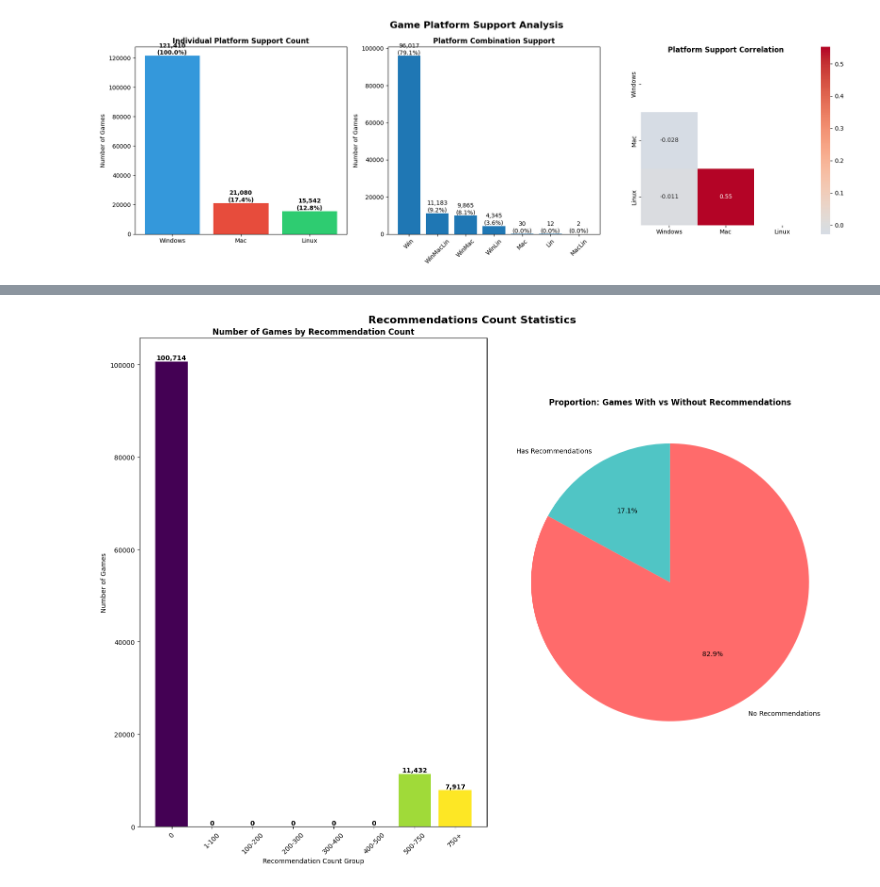
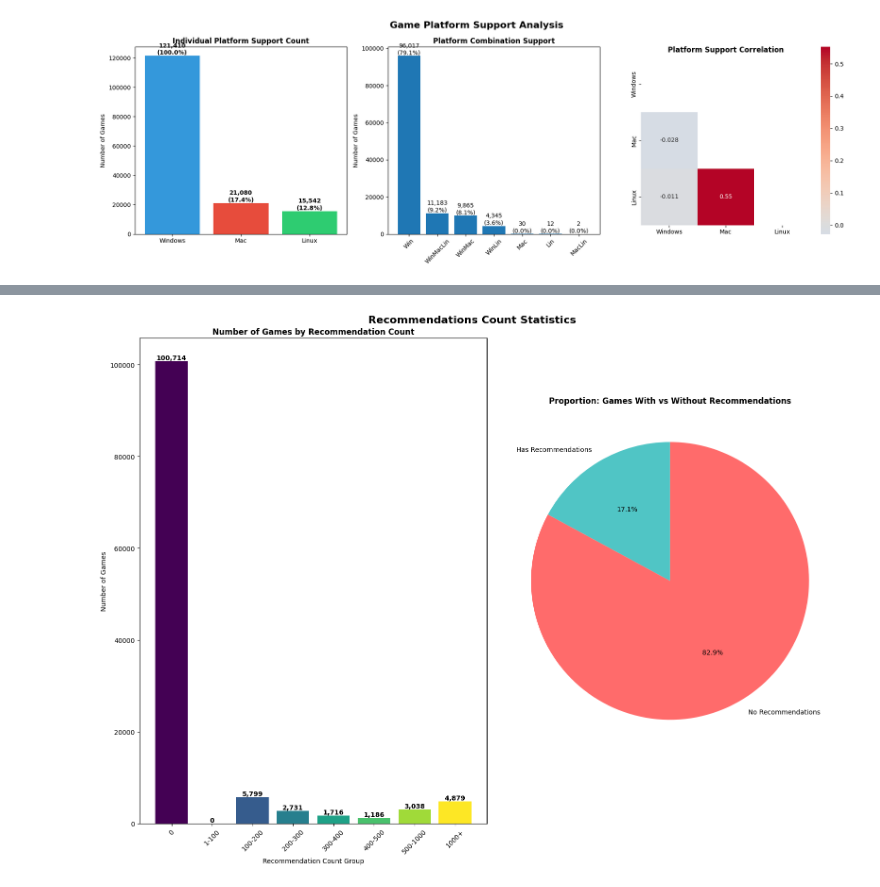
Before and after one commit to Thethomasbutnottheleast/Steam-Analyse, a Jupyter notebook: stream_python.ipynb, the cells around one changed output, grey strips where cells are left out. Cells and saved outputs as stored; diff of their text form; code cells hidden in the pictures.

```diff
--- a/stream_python.ipynb
+++ b/stream_python.ipynb
@@ -68,7 +68,7 @@ display(
 | Screenshots | 116483 | 6018 | 4.91% | object |
 | Movies | 0 | 122611 | 100.00% | float64 |
 # %%
-data2=data.drop(columns=["Movies","Screenshots","Metacritic url","Header image","AppID","Website","Score rank","Notes"])
+data2=data.drop(columns=["Movies","Screenshots","Metacritic url","Header image","AppID","Website","Notes"])
 data2['About the game'] = data2['About the game'] != ""      #).astype(int) pour quant
 data2['Support email'] = data2['Support email'] != ""
 data2['Support url'] = data2['Support url'] != ""
@@ -235,7 +235,7 @@ print(f"Maximum price: ${data3['Price'].max():.2f}")
 print(f"Standard deviation: ${data3['Price'].std():.2f}")
 
 bins = [-1, 1, 15, 40, float('inf')]
-labels = ['Free(0)', 'Low-cost(1-15)', 'Mid-range(15-40)', 'AAA(40+)']
+labels = ['Free(0)', 'Low-cost(1-15)', 'Mid-range(15-40)', 'Expensive(40+)']
 data3['price_range'] = pd.cut(data3['Price'], bins=bins, labels=labels)
 price_distribution = data3['price_range'].value_counts().sort_index()
 price_percentage = data3['price_range'].value_counts(normalize=True).sort_index() * 100
@@ -1205,38 +1293,38 @@ Games with zero votes: 39,298 (98245.0%)
 # %%
 data3['recommendation_group'] = pd.cut(
     data3['Recommendations'],
-    bins=[-1, 0, 5, 10, 20, 50, 100, 500, 10000],
-    labels=['0', '1-100', '100-200', '200-300', '300-400', '400-500', '500-750', '750+']
+    bins=[-1, 0, 100, 200, 300, 400, 500, 1000, 10000],
+    labels=['0', '1-100', '100-200', '200-300', '300-400', '400-500', '500-1000', '1000+']
 )
 
 fig, ((ax1, ax2)) = plt.subplots(1, 2, figsize=(16, 12))
 fig.suptitle('Recommendations Count Statistics', fontsize=16, fontweight='bold')
 
-group_order = ['0', '1-100', '100-200', '200-300', '300-400', '400-500', '500-750', '750+']
+group_order = ['0', '1-100', '100-200', '200-300', '300-400', '400-500', '500-1000', '1000+']
 group_counts = data3['recommendation_group'].value_counts().reindex(group_order)
 
 bars = ax1.bar(group_order, group_counts, color=plt.cm.viridis(np.linspace(0, 1, len(group_order))))
 ax1.set_title('Number of Games by Recommendation Count', fontweight='bold')
 ax1.set_xlabel('Recommendation Count Group')
 ax1.set_ylabel('Number of Games')
 ax1.tick_params(axis='x', rotation=45)
 
 for bar, count in zip(bars, group_counts):
     height = bar.get_height()
     ax1.text(bar.get_x() + bar.get_width()/2., height + 5,
              f'{count:,}', ha='center', va='bottom', fontweight='bold')
 
 has_recommendations = (data3['Recommendations'] > 0).sum()
 no_recommendations= (data3['Recommendations'] == 0).sum()
 
 labels = ['Has Recommendations', 'No Recommendations']
 sizes = [has_recommendations, no_recommendations]
 colors = ['#50c5c5', '#ff6b6b']
 
 ax2.pie(sizes, labels=labels, autopct='%1.1f%%', colors=colors, startangle=90)
 ax2.set_title('Proportion: Games With vs Without Recommendations', fontweight='bold')
 plt.tight_layout()
 plt.show()
 # %% [output]
-[figure, old version]
+[figure, new version]
 # %%
```
Also changed, not shown: parts of 13 cells of this notebook.
